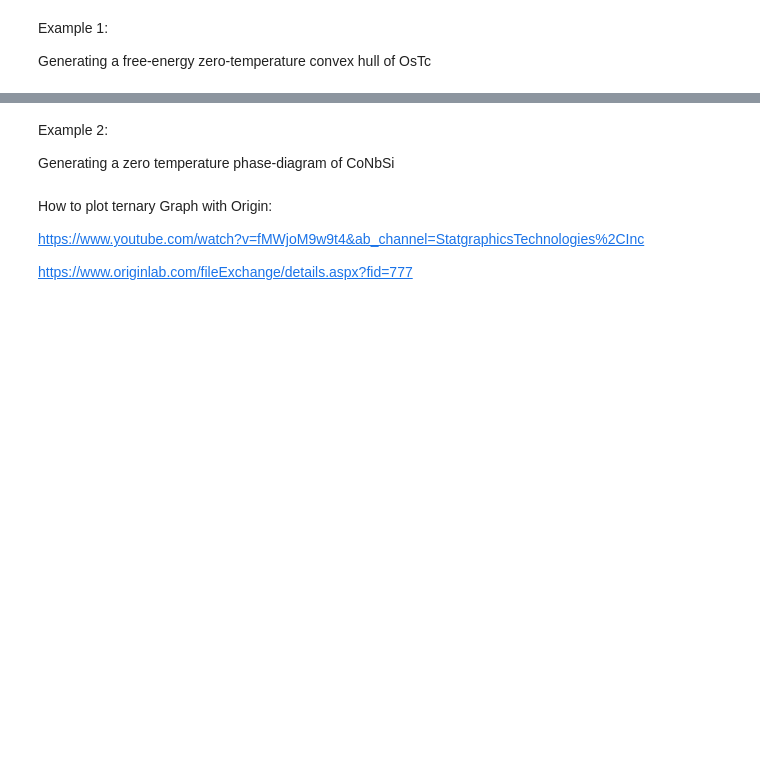
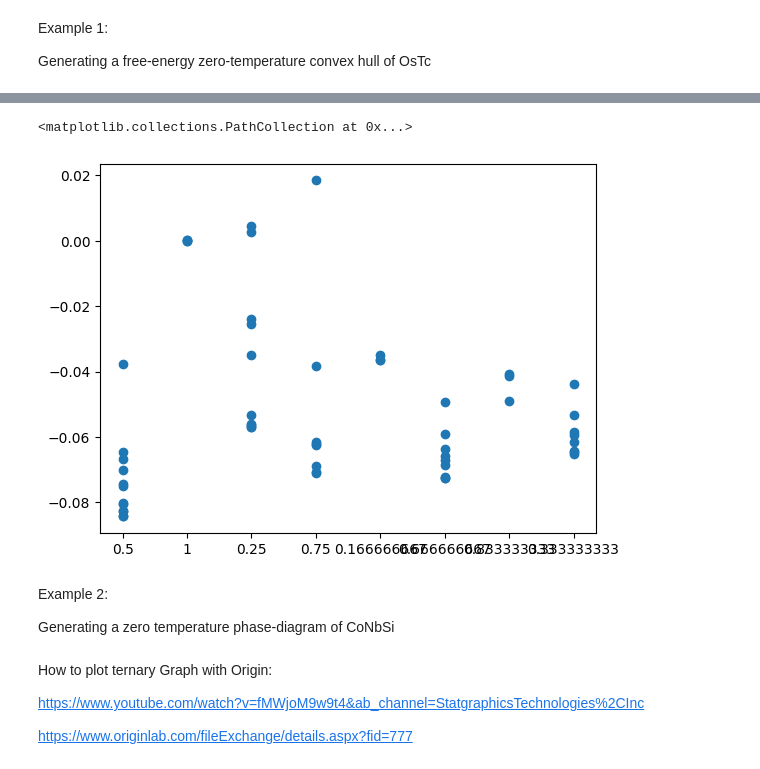
Before and after one commit to sunyanici/AflowRestAPI, a Jupyter notebook: AflowRestAPI.ipynb, the cells around one changed output, grey strips where cells are left out. Saved outputs shown, nothing was run; the diff lists cells and outputs as text; code cells hidden in the pictures; blank space fills up the shorter version.

```diff
--- a/AflowRestAPI.ipynb
+++ b/AflowRestAPI.ipynb
@@ -91,8 +118,19 @@ plt.scatter(sto,ent)
+# %%
+import pandas as pd
+df1 = pd.read_csv('sto.csv')
+df2 = pd.read_csv('ent.csv')
+df = pd.concat([df1.Os.str.split(',',expand=True),df2],axis=1)
+col_names = ['Os','Tc','ent']
+df.columns = col_names
 # %%
-import pandas as pd
-df = pd.read_csv('conca.csv')
-df = df.drop(df[df.iloc[:,1] > 0.02].index)
-df.to_csv('connew.csv',index=None)
+df = df.drop(df[df.ent > 0.02].index)
+df.to_csv('new.csv',index=None)
+# %%
+import matplotlib.pyplot as plt
+plt.scatter(df.Os,df.ent)
+# %% [output]
+<matplotlib.collections.PathCollection at 0x...>
+[figure, added]
 # %% [markdown]
 Example 2:
 
```
Also changed, not shown: parts of 15 cells of this notebook.
